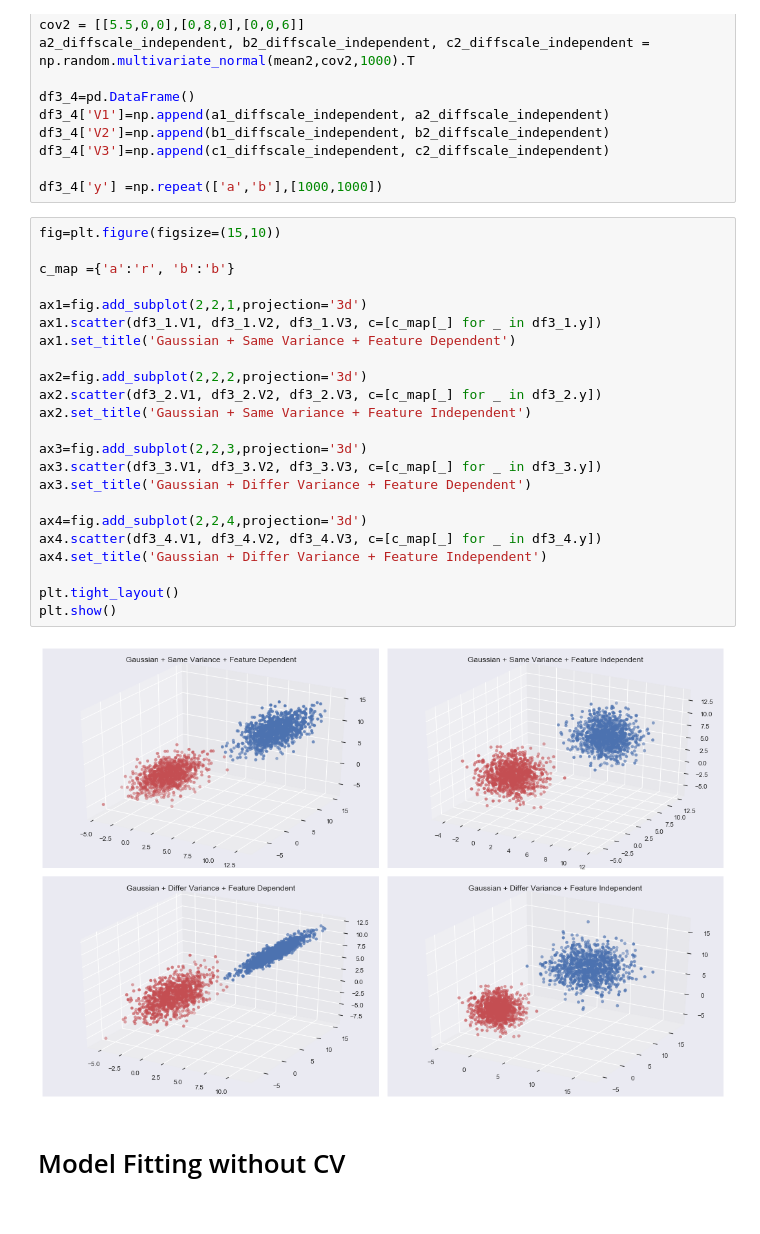
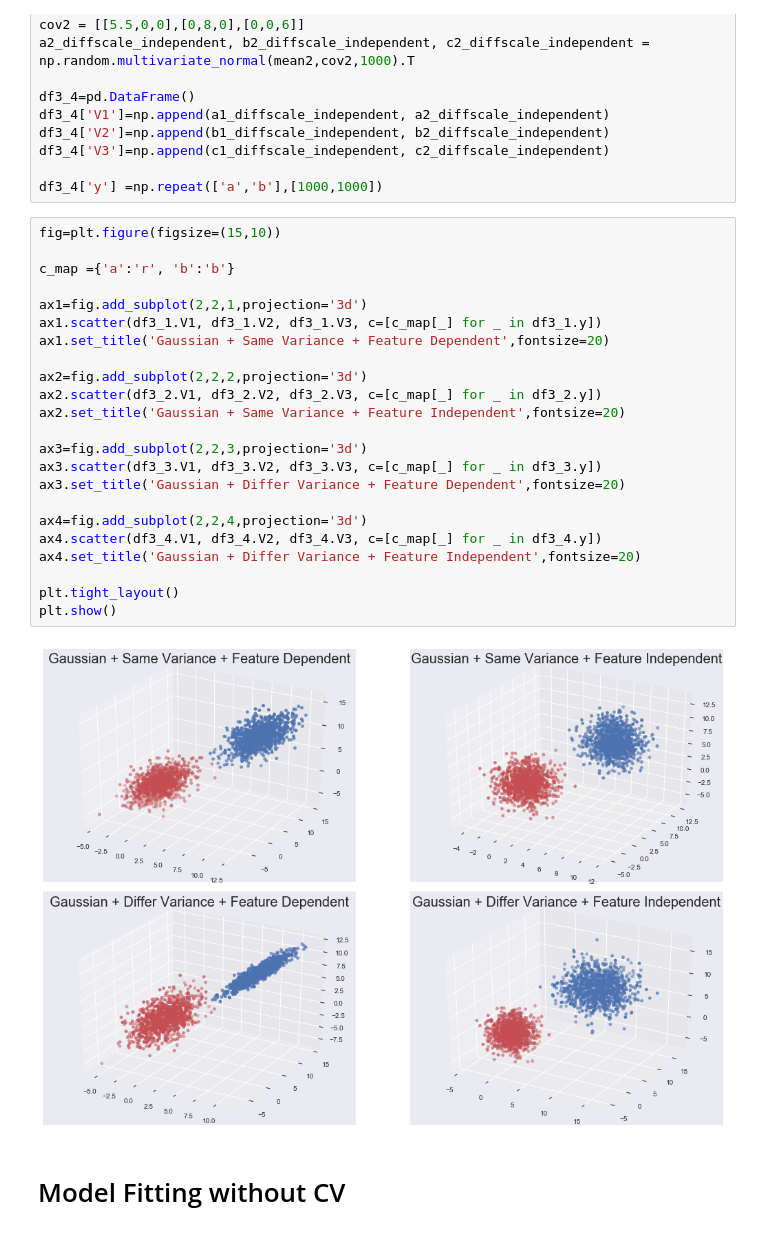
Before and after one commit to nu-ree/lda-qda-naive-logistic, a Jupyter notebook: [YoungJun]과제1_LDA,QDA,Naive,logistic.ipynb, the cells around one changed output. Saved outputs shown, nothing was run; the diff lists cells and outputs as text.

```diff
--- a/[YoungJun]과제1_LDA,QDA,Naive,logistic.ipynb
+++ b/[YoungJun]과제1_LDA,QDA,Naive,logistic.ipynb
@@ -239,28 +323,28 @@ df3_4['y'] =np.repeat(['a','b'],[1000,1000])
 # %%
 fig=plt.figure(figsize=(15,10))
 
 c_map ={'a':'r', 'b':'b'}
 
 ax1=fig.add_subplot(2,2,1,projection='3d')
 ax1.scatter(df3_1.V1, df3_1.V2, df3_1.V3, c=[c_map[_] for _ in df3_1.y])
-ax1.set_title('Gaussian + Same Variance + Feature Dependent')
+ax1.set_title('Gaussian + Same Variance + Feature Dependent',fontsize=20)
 
 ax2=fig.add_subplot(2,2,2,projection='3d')
 ax2.scatter(df3_2.V1, df3_2.V2, df3_2.V3, c=[c_map[_] for _ in df3_2.y])
-ax2.set_title('Gaussian + Same Variance + Feature Independent')
+ax2.set_title('Gaussian + Same Variance + Feature Independent',fontsize=20)
 
 ax3=fig.add_subplot(2,2,3,projection='3d')
 ax3.scatter(df3_3.V1, df3_3.V2, df3_3.V3, c=[c_map[_] for _ in df3_3.y])
-ax3.set_title('Gaussian + Differ Variance + Feature Dependent')
+ax3.set_title('Gaussian + Differ Variance + Feature Dependent',fontsize=20)
 
 ax4=fig.add_subplot(2,2,4,projection='3d')
 ax4.scatter(df3_4.V1, df3_4.V2, df3_4.V3, c=[c_map[_] for _ in df3_4.y])
-ax4.set_title('Gaussian + Differ Variance + Feature Independent')
+ax4.set_title('Gaussian + Differ Variance + Feature Independent',fontsize=20)
 
 plt.tight_layout()
 plt.show()
 # %% [output]
-[figure, old version]
+[figure, new version]
 # %% [markdown]
 # Model Fitting without CV
 # %%
```
Also changed, not shown: parts of 21 cells of this notebook.
